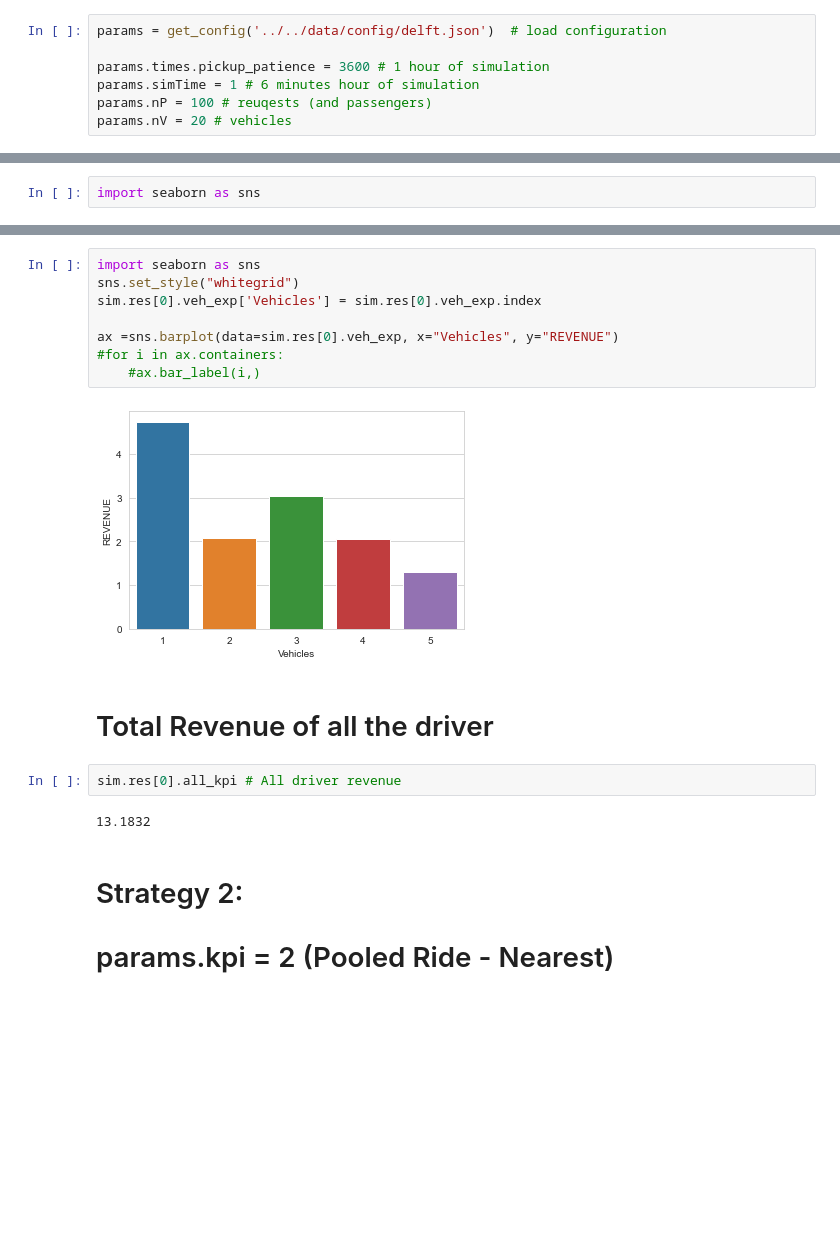
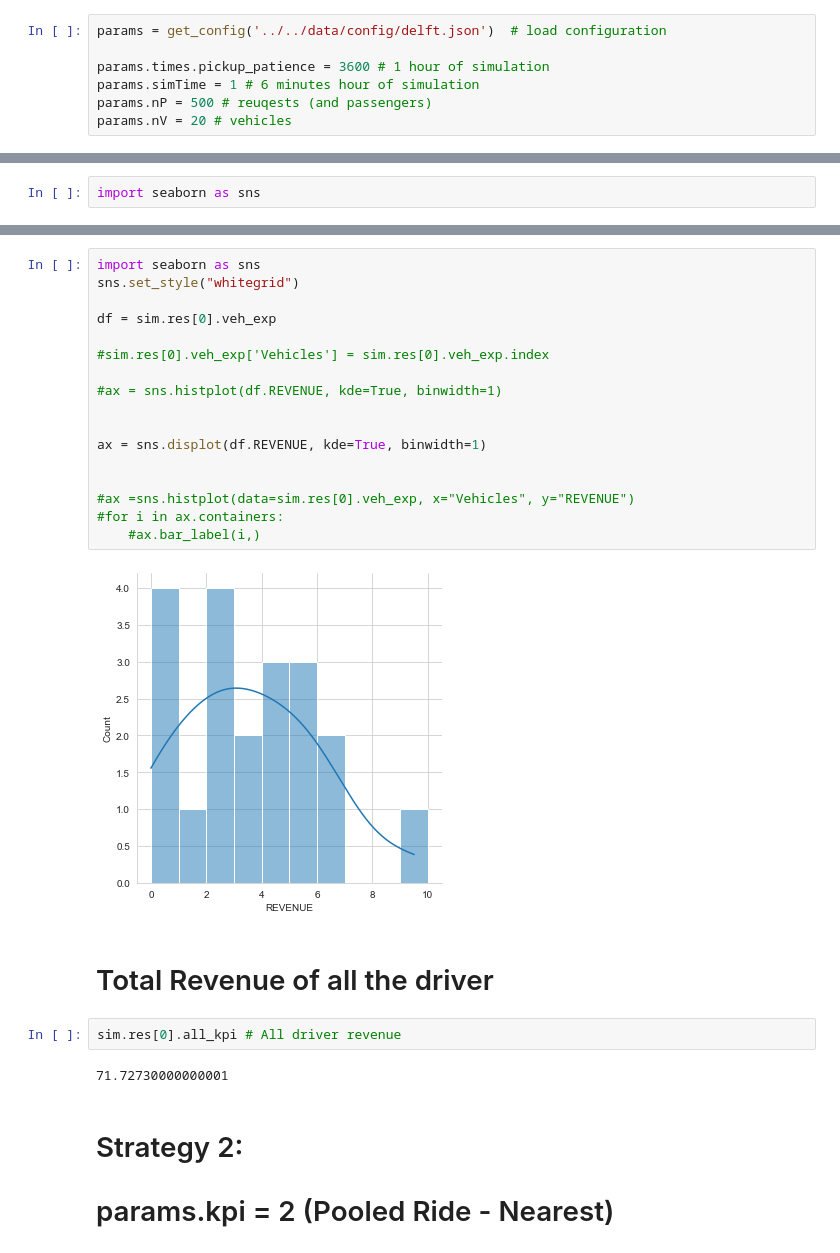
Before and after one commit to Jagiellonian-University/MaaSSim, a Jupyter notebook: docs/tutorials/Delft_Sim.ipynb, the cells around one changed output, grey strips where cells are left out. Saved outputs shown, nothing was run; the diff lists cells and outputs as text; blank space fills up the shorter version.

Commit message:
plotting

```diff
--- a/docs/tutorials/Delft_Sim.ipynb
+++ b/docs/tutorials/Delft_Sim.ipynb
@@ -75,7 +72,7 @@ params = get_config('../../data/config/delft.json')  # load configuration
 
 params.times.pickup_patience = 3600 # 1 hour of simulation
 params.simTime = 1 # 6 minutes hour of simulation
-params.nP = 100 # reuqests (and passengers)
+params.nP = 500 # reuqests (and passengers)
 params.nV = 20 # vehicles
 # %% [markdown]
 ## Parameters for ExMAS
@@ -218,19 +233,28 @@ sim.res[0].veh_exp['REVENUE'].to_list()
 # %%
 import seaborn as sns
 sns.set_style("whitegrid")
-sim.res[0].veh_exp['Vehicles'] = sim.res[0].veh_exp.index
 
-ax =sns.barplot(data=sim.res[0].veh_exp, x="Vehicles", y="REVENUE")
+df = sim.res[0].veh_exp
+
+#sim.res[0].veh_exp['Vehicles'] = sim.res[0].veh_exp.index
+
+#ax = sns.histplot(df.REVENUE, kde=True, binwidth=1)
+
+
+ax = sns.displot(df.REVENUE, kde=True, binwidth=1)
+
+
+#ax =sns.histplot(data=sim.res[0].veh_exp, x="Vehicles", y="REVENUE")
 #for i in ax.containers:
     #ax.bar_label(i,)
 # %% [output]
-[figure, old version]
+[figure, new version]
 # %% [markdown]
 # Total Revenue of all the driver
 # %%
 sim.res[0].all_kpi # All driver revenue
 # %% [output]
-13.1832
+71.72730000000001
 # %% [markdown]
 # Strategy 2:
 
```
Also changed, not shown: parts of 23 cells of this notebook, 1 other file.
